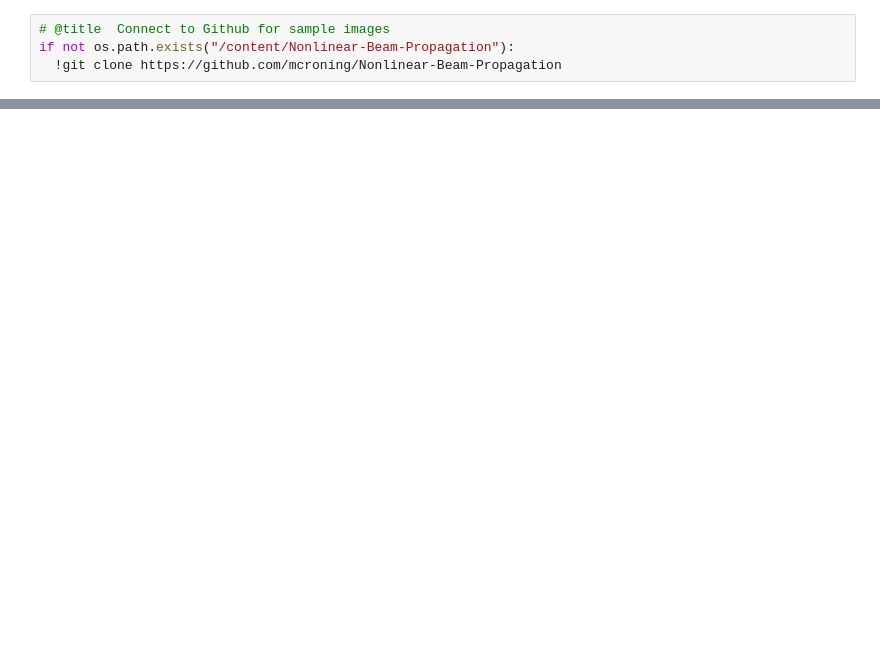
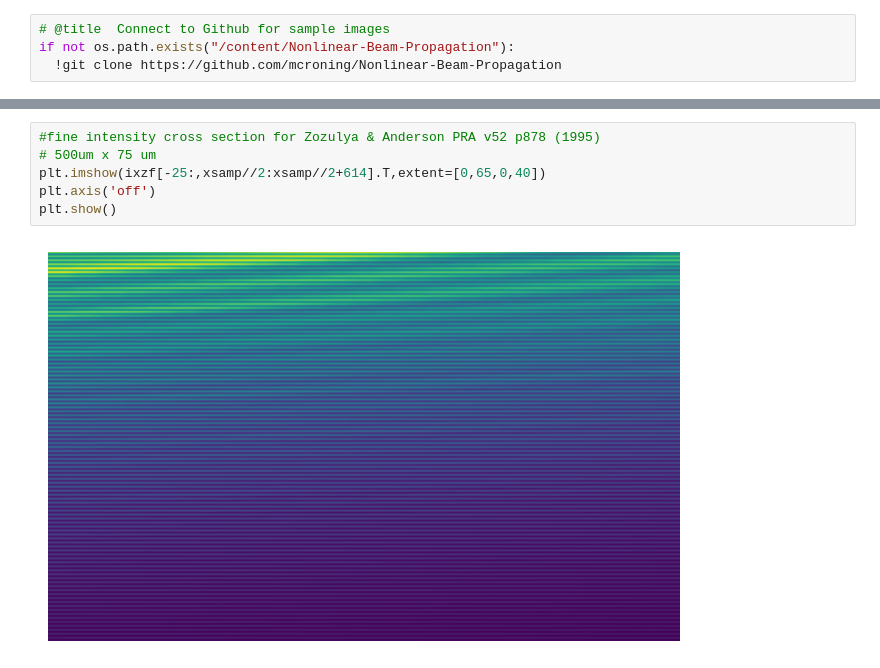
Before and after one commit to mcroning/Nonlinear-Beam-Propagation, a Jupyter notebook: PRcoupler_batch.ipynb, the cells around one changed output, grey strips where cells are left out. Saved outputs shown, nothing was run; the diff lists cells and outputs as text; blank space fills up the shorter version.

```diff
--- a/PRcoupler_batch.ipynb
+++ b/PRcoupler_batch.ipynb
@@ -1136,0 +1119,8 @@ Mounted at /content/drive
+# %%
+#fine intensity cross section for Zozulya & Anderson PRA v52 p878 (1995)
+# 500um x 75 um
+plt.imshow(ixzf[-25:,xsamp//2:xsamp//2+614].T,extent=[0,65,0,40])
+plt.axis('off')
+plt.show()
+# %% [output]
+[figure, added]
```
Also changed, not shown: parts of 28 cells of this notebook.
